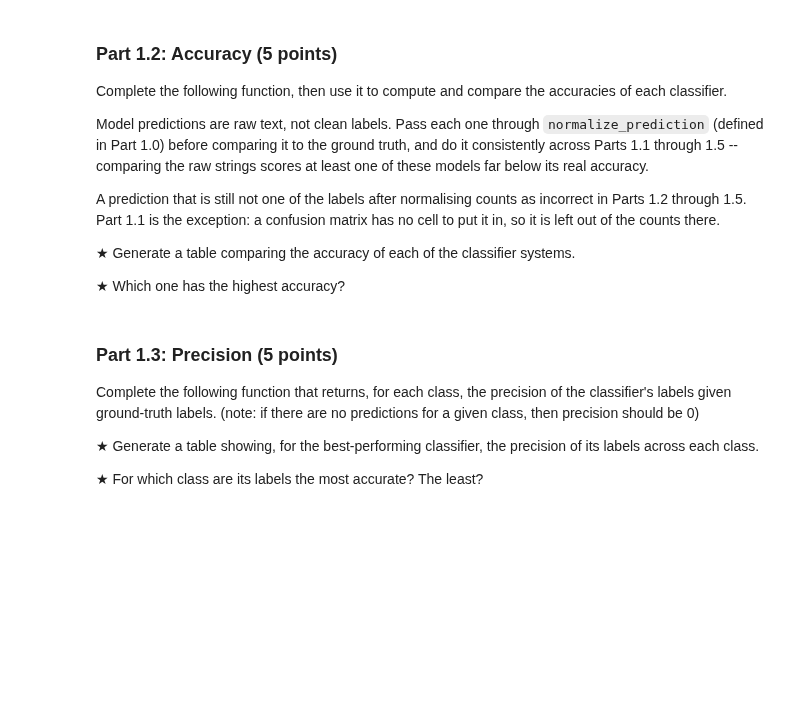
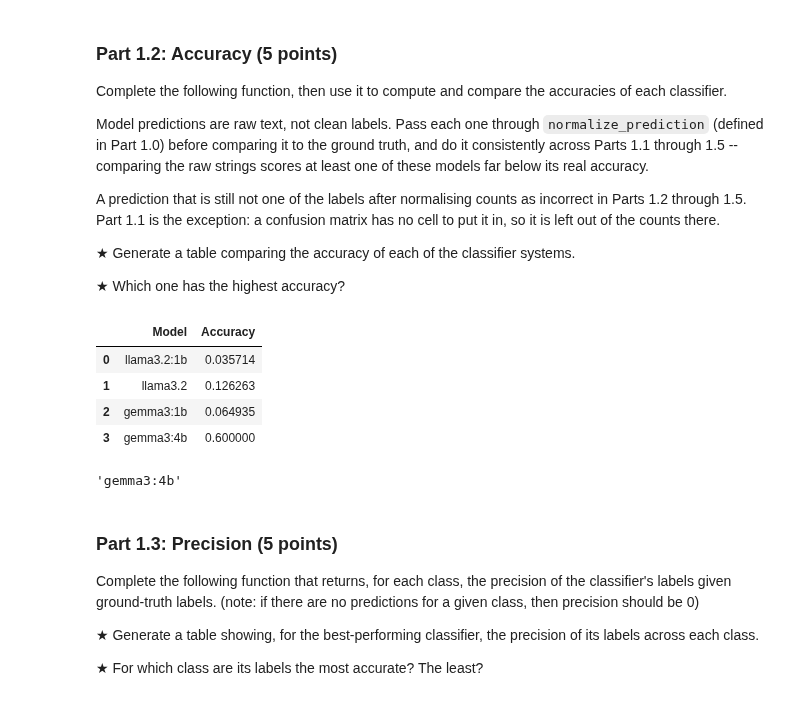
Before and after one commit to B03C9DED28E4/Audio-Tutorial-EECS183A-Fall-25, a Jupyter notebook: HW1.ipynb, the cells around one changed output. Drawn from its saved outputs; the diff is of its cells as text; code cells hidden in the pictures; blank space fills up the shorter version.

```diff
--- a/HW1.ipynb
+++ b/HW1.ipynb
@@ -476,18 +462,46 @@ matrix has no cell to put it in, so it is left out of the counts there.
 
 ★ Which one has the highest accuracy?
 # %%
+import numpy as np
+
 def part1_2_acc(x: DataFrame, y: str) -> float:
+
     # TODO: Implement this function
-    pass
+
+    cm = part1_1_cm(x, y)
+
+    total = cm.sum()
+
+    diag = np.diag(cm).sum()
+
+    return diag/ total
+
+part1_2_acc(classification_data, "llama3.2:1b")
 
 accuracies: dict[str, float] = dict()
 
 for model in models:
+
     accuracies[model] = part1_2_acc(classification_data, model)
 
 save_results(accuracies, "results/accuracies.json")
 
-best_model = "" # TODO: Which model performed the best?
+accuracy_table = pd.DataFrame(
+    accuracies.items(),
+    columns=["Model", "Accuracy"]
+)
+
+display(accuracy_table)
+best_model = max(accuracies, key=lambda k: accuracies[k]) # TODO: Which model performed the best?
+
+best_model
+# %% [output]
+|  | Model | Accuracy |
+| 0 | llama3.2:1b | 0.035714 |
+| 1 | llama3.2 | 0.126263 |
+| 2 | gemma3:1b | 0.064935 |
+| 3 | gemma3:4b | 0.600000 |
+'gemma3:4b'
 # %% [markdown]
 ### Part 1.3: Precision (5 points)
 Complete the following function that returns, for each class, the precision of the classifier's labels given ground-truth labels. (note: if there are no predictions for a given class, then precision should be 0)
```
Also changed, not shown: parts of 11 cells of this notebook.
